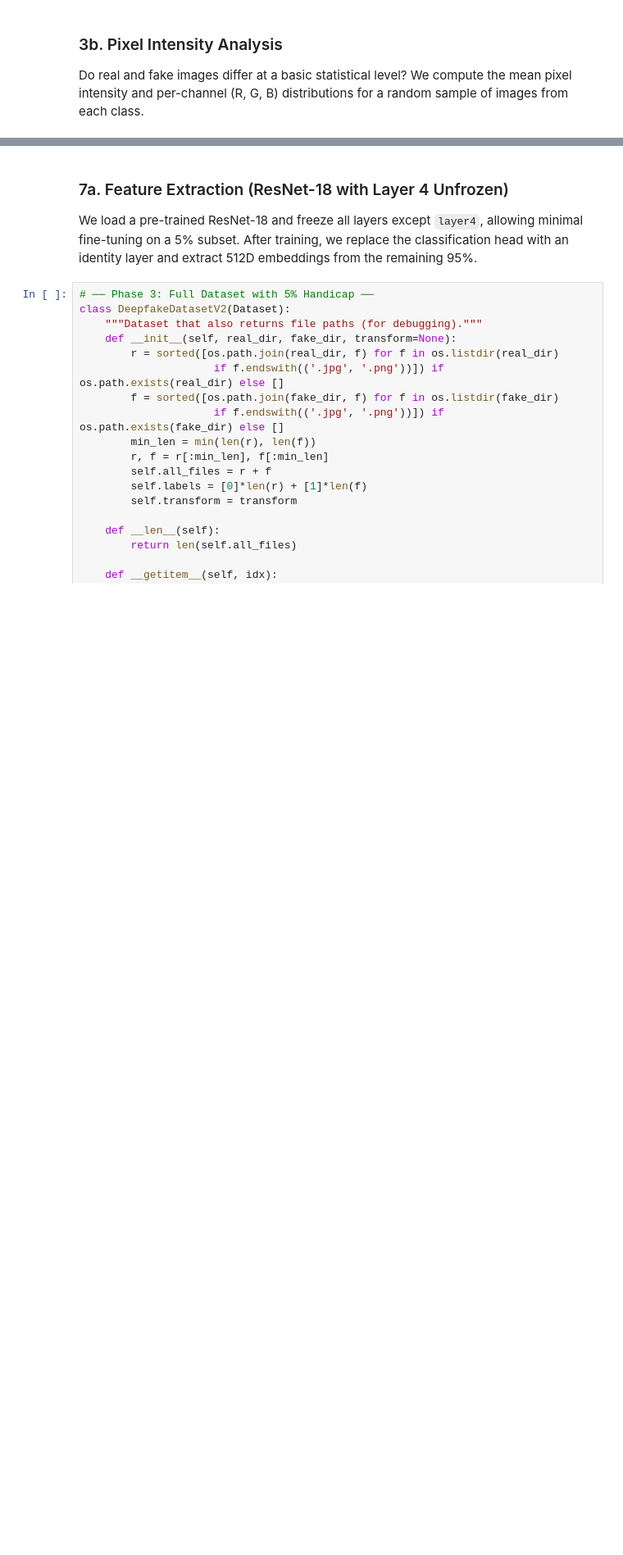
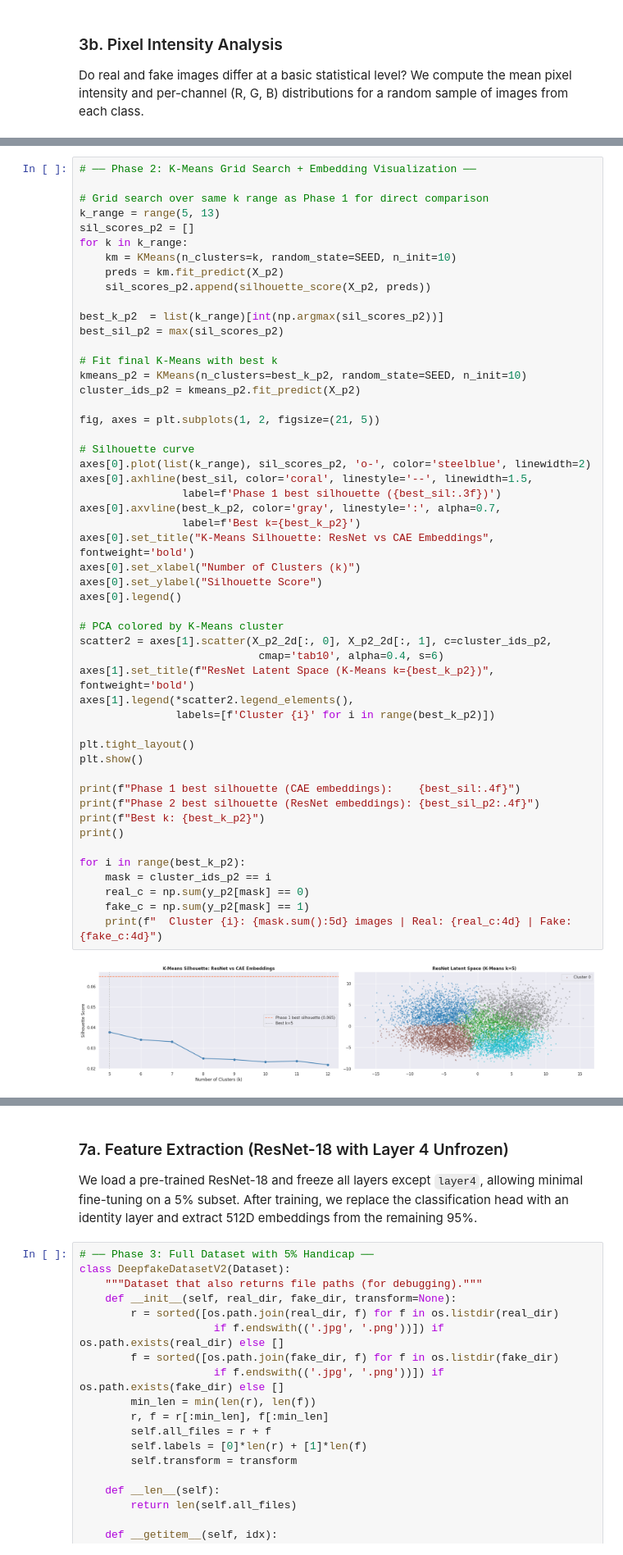
Before and after one commit to GMar25/DATA-MINING-ANALYSIS-Course-Project-Identifying-Deepfakes, a Jupyter notebook: main_notebook.ipynb, the cells around one changed output, grey strips where cells are left out. Shown at 82% size. Cells and saved outputs as stored; diff of their text form; blank space fills up the shorter version.

```diff
--- a/main_notebook.ipynb
+++ b/main_notebook.ipynb
@@ -593,0 +807,53 @@ print(f"Extracted {X_resnet.shape[0]} embeddings of dimension {X_resnet.shape[1]
+# %%
+# ── Phase 2: K-Means Grid Search + Embedding Visualization ──
+
+# Grid search over same k range as Phase 1 for direct comparison
+k_range = range(5, 13)
+sil_scores_p2 = []
+for k in k_range:
+    km = KMeans(n_clusters=k, random_state=SEED, n_init=10)
+    preds = km.fit_predict(X_p2)
+    sil_scores_p2.append(silhouette_score(X_p2, preds))
+
+best_k_p2  = list(k_range)[int(np.argmax(sil_scores_p2))]
+best_sil_p2 = max(sil_scores_p2)
+
+# Fit final K-Means with best k
+kmeans_p2 = KMeans(n_clusters=best_k_p2, random_state=SEED, n_init=10)
+cluster_ids_p2 = kmeans_p2.fit_predict(X_p2)
+
+fig, axes = plt.subplots(1, 2, figsize=(21, 5))
+
+# Silhouette curve
+axes[0].plot(list(k_range), sil_scores_p2, 'o-', color='steelblue', linewidth=2)
+axes[0].axhline(best_sil, color='coral', linestyle='--', linewidth=1.5,
+                label=f'Phase 1 best silhouette ({best_sil:.3f})')
+axes[0].axvline(best_k_p2, color='gray', linestyle=':', alpha=0.7,
+                label=f'Best k={best_k_p2}')
+axes[0].set_title("K-Means Silhouette: ResNet vs CAE Embeddings", fontweight='bold')
+axes[0].set_xlabel("Number of Clusters (k)")
+axes[0].set_ylabel("Silhouette Score")
+axes[0].legend()
+
+# PCA colored by K-Means cluster
+scatter2 = axes[1].scatter(X_p2_2d[:, 0], X_p2_2d[:, 1], c=cluster_ids_p2,
+                            cmap='tab10', alpha=0.4, s=6)
+axes[1].set_title(f"ResNet Latent Space (K-Means k={best_k_p2})", fontweight='bold')
+axes[1].legend(*scatter2.legend_elements(),
+               labels=[f'Cluster {i}' for i in range(best_k_p2)])
+
+plt.tight_layout()
+plt.show()
+
+print(f"Phase 1 best silhouette (CAE embeddings):    {best_sil:.4f}")
+print(f"Phase 2 best silhouette (ResNet embeddings): {best_sil_p2:.4f}")
+print(f"Best k: {best_k_p2}")
+print()
+
+for i in range(best_k_p2):
+    mask = cluster_ids_p2 == i
+    real_c = np.sum(y_p2[mask] == 0)
+    fake_c = np.sum(y_p2[mask] == 1)
+    print(f"  Cluster {i}: {mask.sum():5d} images | Real: {real_c:4d} | Fake: {fake_c:4d}")
+# %% [output]
+[figure, added]
```
Also changed, not shown: parts of 60 cells of this notebook, 2 other files.
